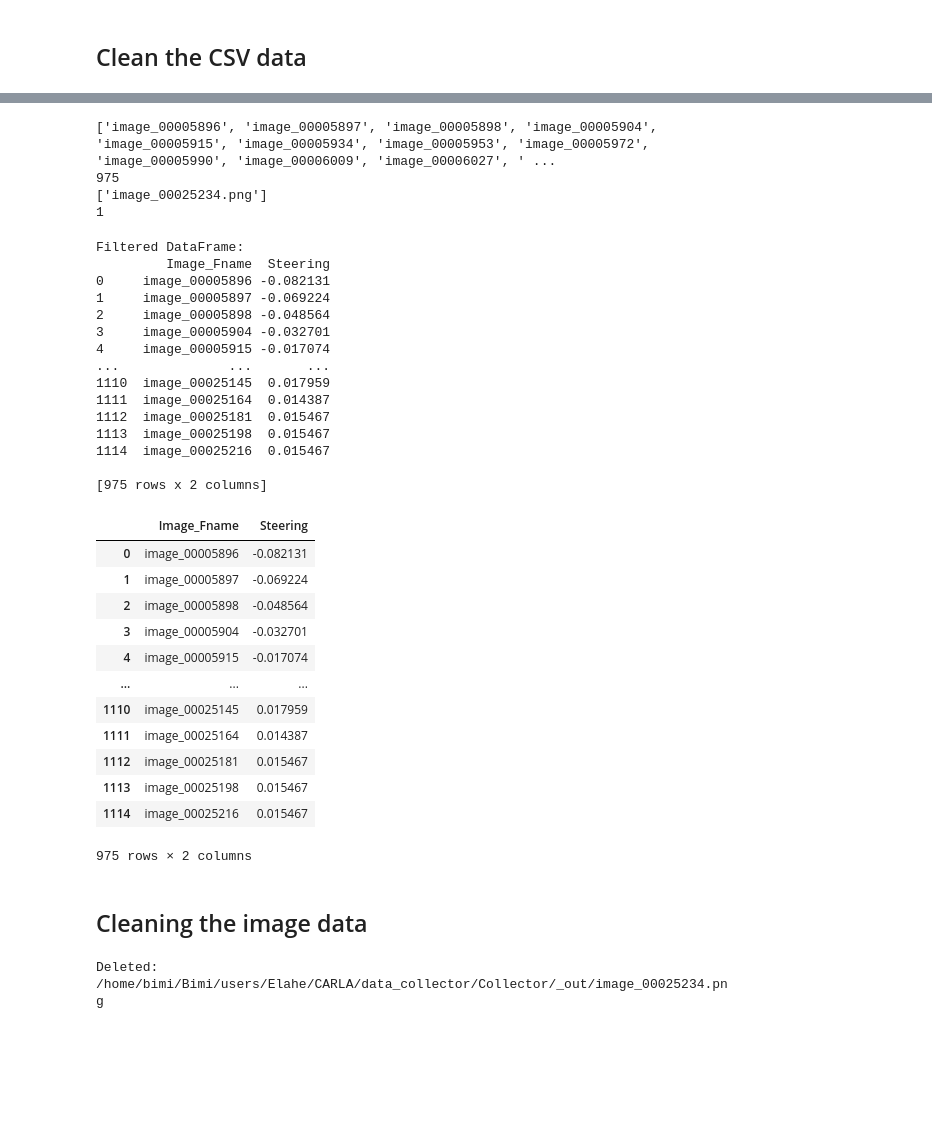
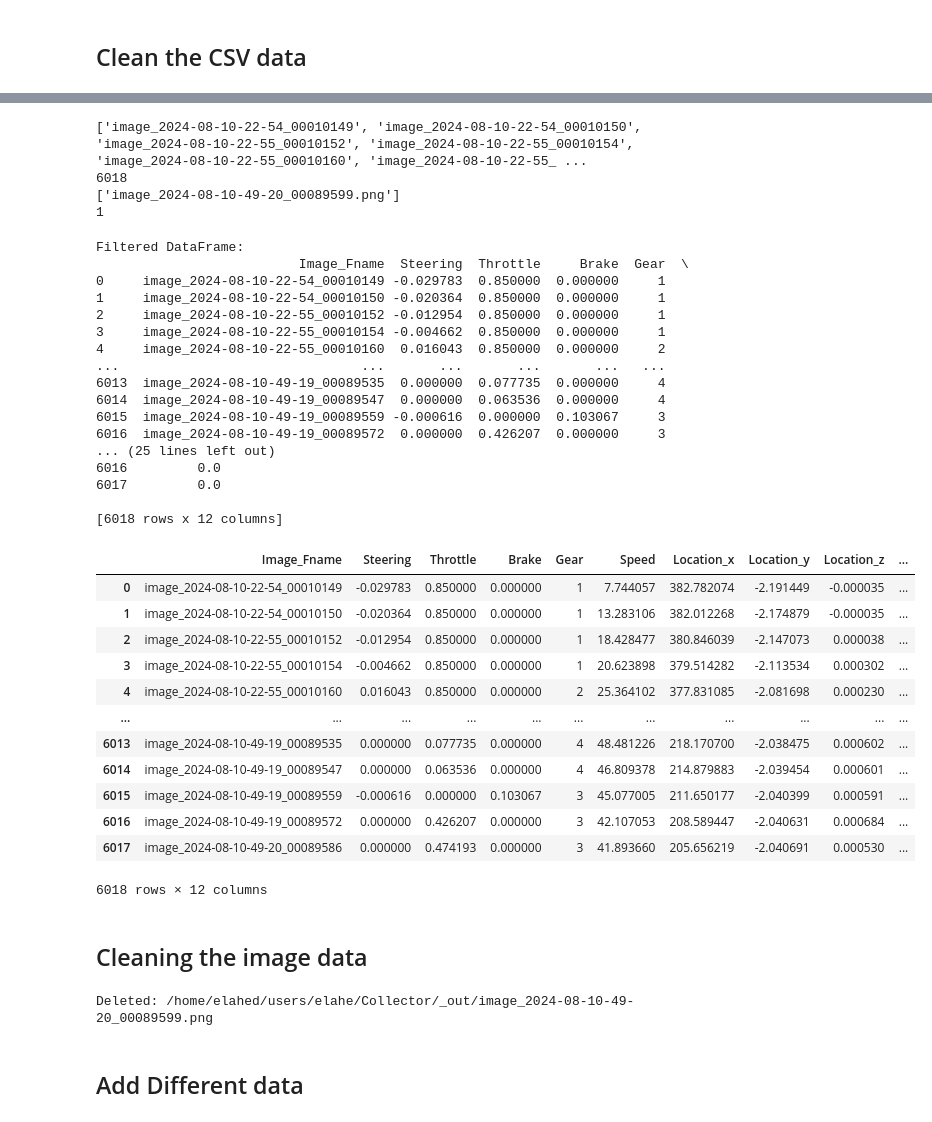
Before and after one commit to ElaheDlv/Collector, a Jupyter notebook: clean_data.ipynb, the cells around one changed output, grey strips where cells are left out. Saved outputs shown, nothing was run; the diff lists cells and outputs as text; code cells hidden in the pictures; blank space fills up the shorter version.

```diff
--- a/clean_data.ipynb
+++ b/clean_data.ipynb
@@ -3,7 +3,9 @@
 # %%
 import pandas as pd
 import os
-data = pd.read_csv("/home/bimi/Bimi/users/Elahe/CARLA/data_collector/Collector/steering.csv")
+data = pd.read_csv("/home/elahed/users/elahe/Collector/steering_cleaned.csv")
+#data = pd.read_csv("/home/bimi/Bimi/users/Elahe/Active_inference/Dataset/Dataset_town01_IL_mixed/steering_concat.csv")
+#data = pd.read_csv("/home/bimi/Bimi/users/Elahe/Active_inference/Dataset/Dataset_town06_4000/steering_cleaned.csv")
 display(data)
 print(len(data))
 # %% [output]
@@ -24,5 +26,6 @@ print(len(data))
 # %%
-image_directory = '/home/bimi/Bimi/users/Elahe/CARLA/data_collector/Collector/_out/'
+image_directory = '/home/elahed/users/elahe/Collector/_out/'
+#image_directory = '/home/bimi/Bimi/users/Elahe/Active_inference/Dataset/Dataset_town06_4000/_out/'
 all_image_files = [file for file in os.listdir(image_directory) if file.endswith('.png')]  # Adjust the file extension as needed
 print(len(all_image_files))
 print(all_image_files)
@@ -50,53 +53,55 @@ filtered_list2 = [image for image in all_image_files if image not in data_list1
 print(filtered_list2)
 print(len(filtered_list2))
 # %% [output]
-['image_00005896', 'image_00005897', 'image_00005898', 'image_00005904', 'image_00005915', 'image_00005934', 'image_00005953', 'image_00005972', 'image_00005990', 'image_00006009', 'image_00006027', ' ...
-975
-['image_00025234.png']
+['image_2024-08-10-22-54_00010149', 'image_2024-08-10-22-54_00010150', 'image_2024-08-10-22-55_00010152', 'image_2024-08-10-22-55_00010154', 'image_2024-08-10-22-55_00010160', 'image_2024-08-10-22-55_ ...
+6018
+['image_2024-08-10-49-20_00089599.png']
 1
 # %%
 # Drop rows where column 'Image_Fname' is not in the list 'values_to_keep'
 df_filtered = data[data['Image_Fname'].isin(filtered_list1)]
 
 # Display the filtered DataFrame
 print("Filtered DataFrame:")
 print(df_filtered)
 display(df_filtered)
 
 # Specify the path where you want to save the CSV file
-csv_file_path = '/home/bimi/Bimi/users/Elahe/CARLA/data_collector/Collector/steering_cleaned.csv'
-
+#csv_file_path = '/home/bimi/Bimi/users/Elahe/Active_inference/Dataset/Dataset_town06_4000/steering_cleaned.csv'
+csv_file_path = '/home/elahed/users/elahe/Collector/steering_cleaned.csv'
 # Save the DataFrame to a CSV file
 df_filtered.to_csv(csv_file_path, index=False)
 # %% [output]
 Filtered DataFrame:
-         Image_Fname  Steering
-0     image_00005896 -0.082131
-1     image_00005897 -0.069224
-2     image_00005898 -0.048564
-3     image_00005904 -0.032701
-4     image_00005915 -0.017074
-...              ...       ...
-1110  image_00025145  0.017959
-1111  image_00025164  0.014387
-1112  image_00025181  0.015467
-1113  image_00025198  0.015467
-1114  image_00025216  0.015467
+                          Image_Fname  Steering  Throttle     Brake  Gear  \
+0     image_2024-08-10-22-54_00010149 -0.029783  0.850000  0.000000     1
+1     image_2024-08-10-22-54_00010150 -0.020364  0.850000  0.000000     1
+2     image_2024-08-10-22-55_00010152 -0.012954  0.850000  0.000000     1
+3     image_2024-08-10-22-55_00010154 -0.004662  0.850000  0.000000     1
+4     image_2024-08-10-22-55_00010160  0.016043  0.850000  0.000000     2
+...                               ...       ...       ...       ...   ...
+6013  image_2024-08-10-49-19_00089535  0.000000  0.077735  0.000000     4
+6014  image_2024-08-10-49-19_00089547  0.000000  0.063536  0.000000     4
+6015  image_2024-08-10-49-19_00089559 -0.000616  0.000000  0.103067     3
+6016  image_2024-08-10-49-19_00089572  0.000000  0.426207  0.000000     3
+... (25 lines left out)
+6016         0.0
+6017         0.0
 
-[975 rows x 2 columns]
+[6018 rows x 12 columns]
-|  | Image_Fname | Steering |
-| 0 | image_00005896 | -0.082131 |
-| 1 | image_00005897 | -0.069224 |
-| 2 | image_00005898 | -0.048564 |
-| 3 | image_00005904 | -0.032701 |
-| 4 | image_00005915 | -0.017074 |
-| ... | ... | ... |
-| 1110 | image_00025145 | 0.017959 |
-| 1111 | image_00025164 | 0.014387 |
-| 1112 | image_00025181 | 0.015467 |
-| 1113 | image_00025198 | 0.015467 |
-| 1114 | image_00025216 | 0.015467 |
+|  | Image_Fname | Steering | Throttle | Brake | Gear | Speed | Location_x | Location_y | Location_z | ... |
+| 0 | image_2024-08-10-22-54_00010149 | -0.029783 | 0.850000 | 0.000000 | 1 | 7.744057 | 382.782074 | -2.191449 | -0.000035 | ... |
+| 1 | image_2024-08-10-22-54_00010150 | -0.020364 | 0.850000 | 0.000000 | 1 | 13.283106 | 382.012268 | -2.174879 | -0.000035 | ... |
+| 2 | image_2024-08-10-22-55_00010152 | -0.012954 | 0.850000 | 0.000000 | 1 | 18.428477 | 380.846039 | -2.147073 | 0.000038 | ... |
+| 3 | image_2024-08-10-22-55_00010154 | -0.004662 | 0.850000 | 0.000000 | 1 | 20.623898 | 379.514282 | -2.113534 | 0.000302 | ... |
+| 4 | image_2024-08-10-22-55_00010160 | 0.016043 | 0.850000 | 0.000000 | 2 | 25.364102 | 377.831085 | -2.081698 | 0.000230 | ... |
+| ... | ... | ... | ... | ... | ... | ... | ... | ... | ... | ... |
+| 6013 | image_2024-08-10-49-19_00089535 | 0.000000 | 0.077735 | 0.000000 | 4 | 48.481226 | 218.170700 | -2.038475 | 0.000602 | ... |
+| 6014 | image_2024-08-10-49-19_00089547 | 0.000000 | 0.063536 | 0.000000 | 4 | 46.809378 | 214.879883 | -2.039454 | 0.000601 | ... |
+| 6015 | image_2024-08-10-49-19_00089559 | -0.000616 | 0.000000 | 0.103067 | 3 | 45.077005 | 211.650177 | -2.040399 | 0.000591 | ... |
+| 6016 | image_2024-08-10-49-19_00089572 | 0.000000 | 0.426207 | 0.000000 | 3 | 42.107053 | 208.589447 | -2.040631 | 0.000684 | ... |
+| 6017 | image_2024-08-10-49-20_00089586 | 0.000000 | 0.474193 | 0.000000 | 3 | 41.893660 | 205.656219 | -2.040691 | 0.000530 | ... |
-975 rows × 2 columns
+6018 rows × 12 columns
 # %% [markdown]
 ## Cleaning the image data
 # %%
@@ -105,4 +110,6 @@ for image_to_delete in filtered_list2:
     os.remove(image_path)
     print(f"Deleted: {image_path}")
 # %% [output]
-Deleted: /home/bimi/Bimi/users/Elahe/CARLA/data_collector/Collector/_out/image_00025234.png
+Deleted: /home/elahed/users/elahe/Collector/_out/image_2024-08-10-49-20_00089599.png
+# %% [markdown]
+## Add Different data
```
Also changed, not shown: parts of 12 cells of this notebook, 7 other files.
